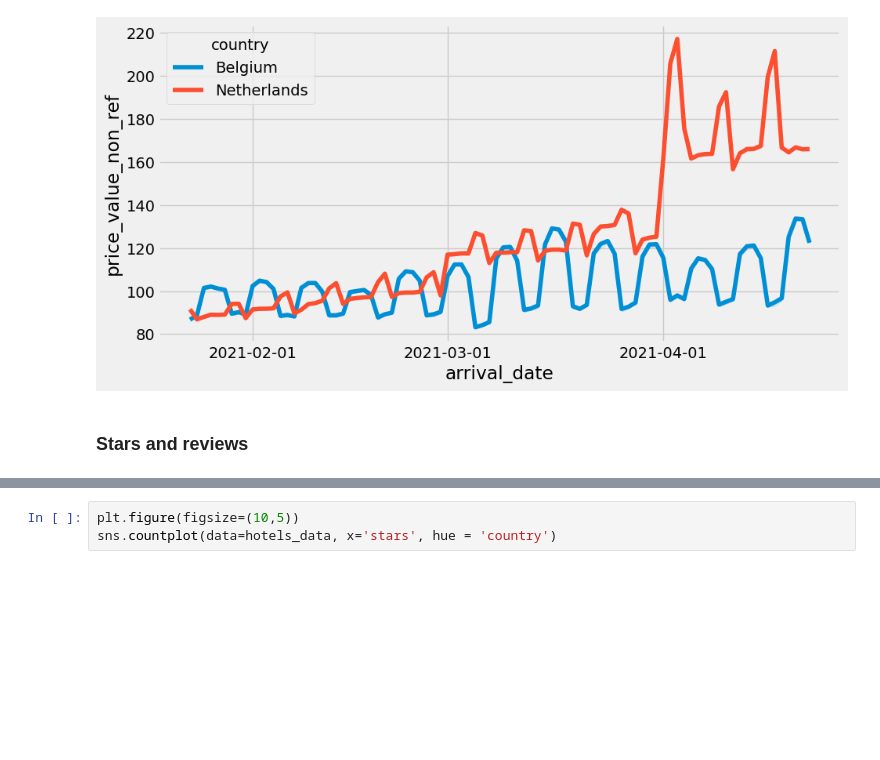
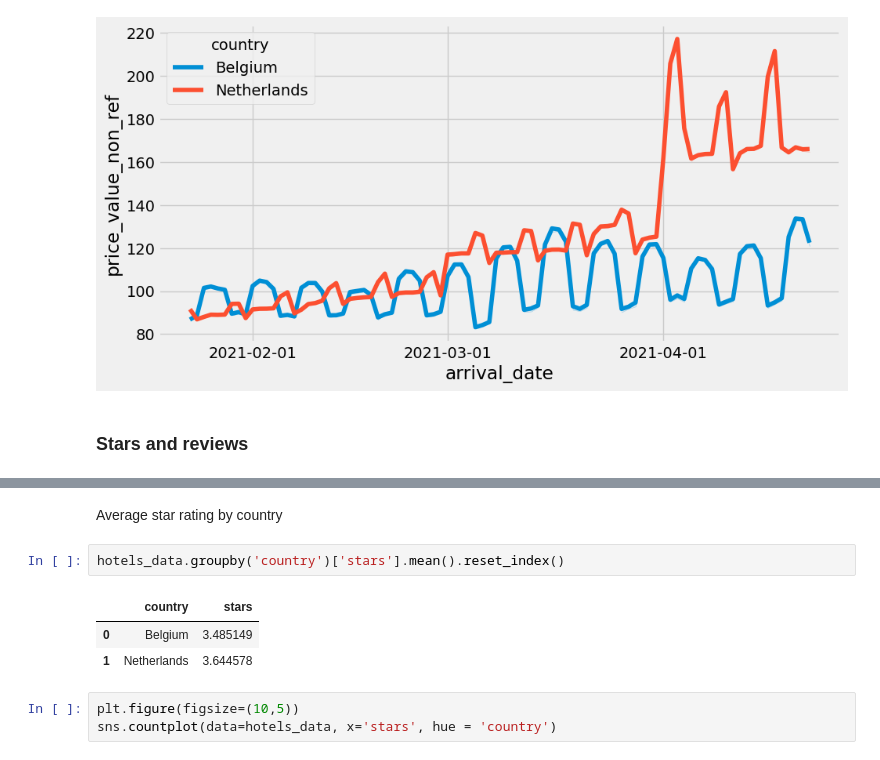
Before and after one commit to TaccheLegend/lighthouse_takehome, a Jupyter notebook: lighthouse_test.ipynb, the cells around one changed output, grey strips where cells are left out. Cells and saved outputs as stored; diff of their text form; blank space fills up the shorter version.

```diff
--- a/lighthouse_test.ipynb
+++ b/lighthouse_test.ipynb
@@ -702,3 +647,11 @@ hotels_data
+# %% [markdown]
+Average star rating by country
+# %%
+hotels_data.groupby('country')['stars'].mean().reset_index()
+# %% [output]
+|  | country | stars |
+| 0 | Belgium | 3.485149 |
+| 1 | Netherlands | 3.644578 |
 # %%
 plt.figure(figsize=(10,5))
 sns.countplot(data=hotels_data, x='stars', hue = 'country')
```
Also changed, not shown: parts of 30 cells of this notebook.
